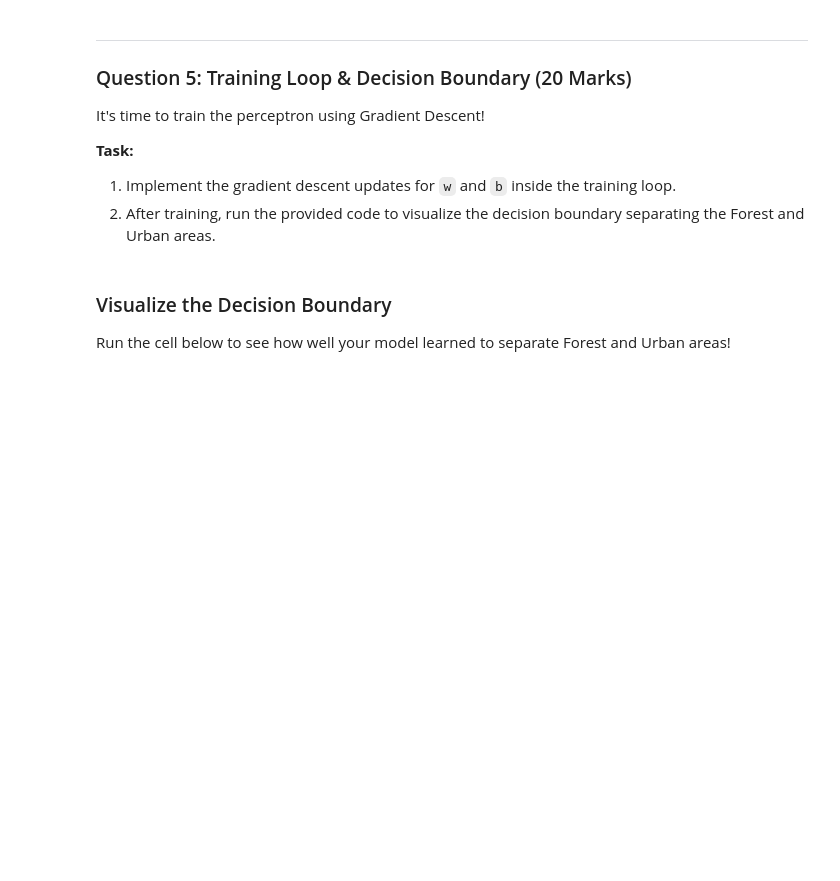
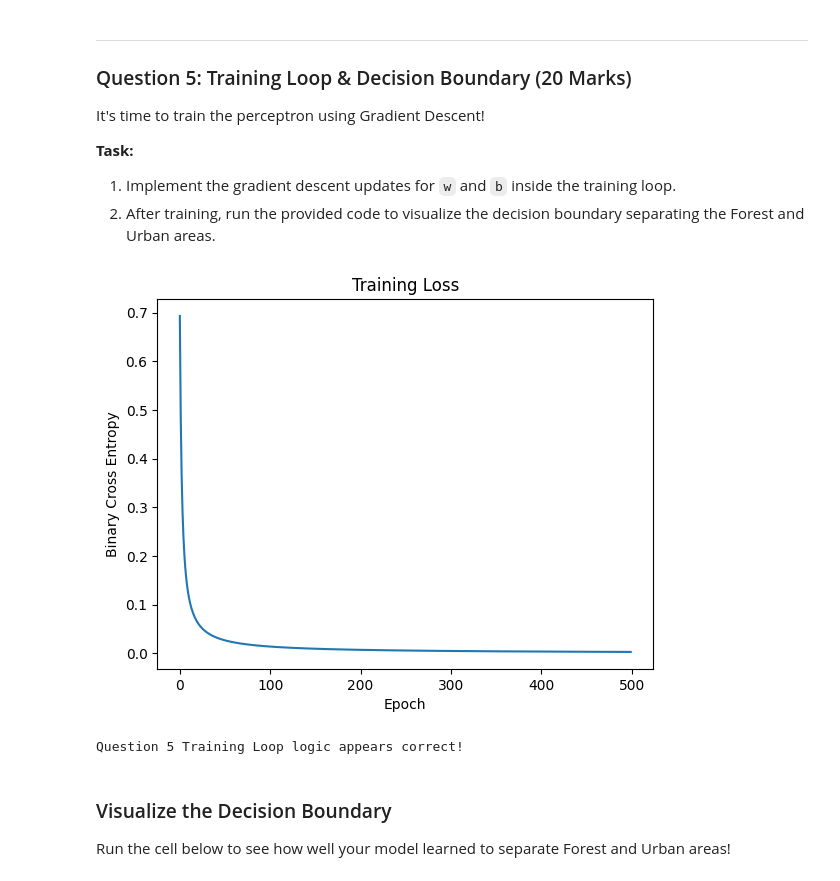
Before and after one commit to RiazullJannat/DL, a Jupyter notebook: Assignment_01.ipynb, the cells around one changed output. Cells and saved outputs as stored; diff of their text form; code cells hidden in the pictures; blank space fills up the shorter version.

```diff
--- a/Assignment_01.ipynb
+++ b/Assignment_01.ipynb
@@ -108,3 +94,25 @@ def binary_cross_entropy(y_true, y_pred):
+# %%
+def sigmoid(z):
+    """
+    Compute the sigmoid of z
+    """
+    return 1 / (1 + np.exp(-z))
+
+
+
+def binary_cross_entropy(y_true, y_pred):
+    """
+    Compute the binary cross entropy loss.
+    """
+    y_true = np.array(y_true)
+    y_pred = np.array(y_pred)
+
+
+    epsilon = 1e-15
+    y_pred = np.clip(y_pred, epsilon, 1 - epsilon)
+
+    loss = -np.mean(y_true * np.log(y_pred) + (1 - y_true) * np.log(1 - y_pred))
+    return loss
 # %%
 # TEST CELL for Question 3
 test_z = np.array([0, 2, -2])
@@ -134,7 +144,9 @@ def forward_pass(X, w, b):
     Returns:
     A: Output of the sigmoid activation (probabilities)
     """
-    # YOUR CODE HERE
+    z = np.dot(X,w)+b
+    a = sigmoid(z)
+    return a
 # %%
 # TEST CELL for Question 4
 np.random.seed(1)
@@ -161,44 +175,48 @@ def train_perceptron(X, Y, epochs, learning_rate):
     m, n = X.shape
     w = np.zeros((n, 1))
     b = 0.0
     Y = Y.reshape(-1, 1)
     losses = []
 
     for epoch in range(epochs):
         # 1. Forward Pass
-        A =
+        A = forward_pass(X,w,b)
 
         # 2. Compute Loss
-        loss =
+        loss = binary_cross_entropy(Y,A)
         losses.append(loss)
 
         # 3. Compute Gradients (No need to Edit)
         dz = A - Y
         dw = (1 / m) * np.dot(X.T, dz)
         db = (1 / m) * np.sum(dz)
 
         # 4. Update Weights and Bias using Gradient Descent
         # YOUR CODE HERE
-        w =
-        b =
+        w = w - learning_rate * dw
+        b = b - learning_rate * db
 
     return w, b, losses
 
 # Train the model for 500 epochs with a 0.5 learning rate.
-w_final, b_final, loss_history = train_perceptron()
+w_final, b_final, loss_history = train_perceptron(X,Y,500,0.5)
 
 # Plot the loss history
 plt.plot(loss_history)
 plt.title("Training Loss")
 plt.xlabel("Epoch")
 plt.ylabel("Binary Cross Entropy")
 plt.show()
+# %% [output]
+[figure, added]
 # %%
 # TEST CELL for Question 5
 w_final, b_final, loss_history = train_perceptron(X, Y, epochs=500, learning_rate=0.5)
 assert w_final.shape == (2, 1), "Weight shape is wrong"
 assert loss_history[0] > loss_history[-1], "Loss should decrease over time"
 print("Question 5 Training Loop logic appears correct!")
+# %% [output]
+Question 5 Training Loop logic appears correct!
 # %% [markdown]
 ### Visualize the Decision Boundary
 Run the cell below to see how well your model learned to separate Forest and Urban areas!
```
Also changed, not shown: parts of 6 cells of this notebook.
